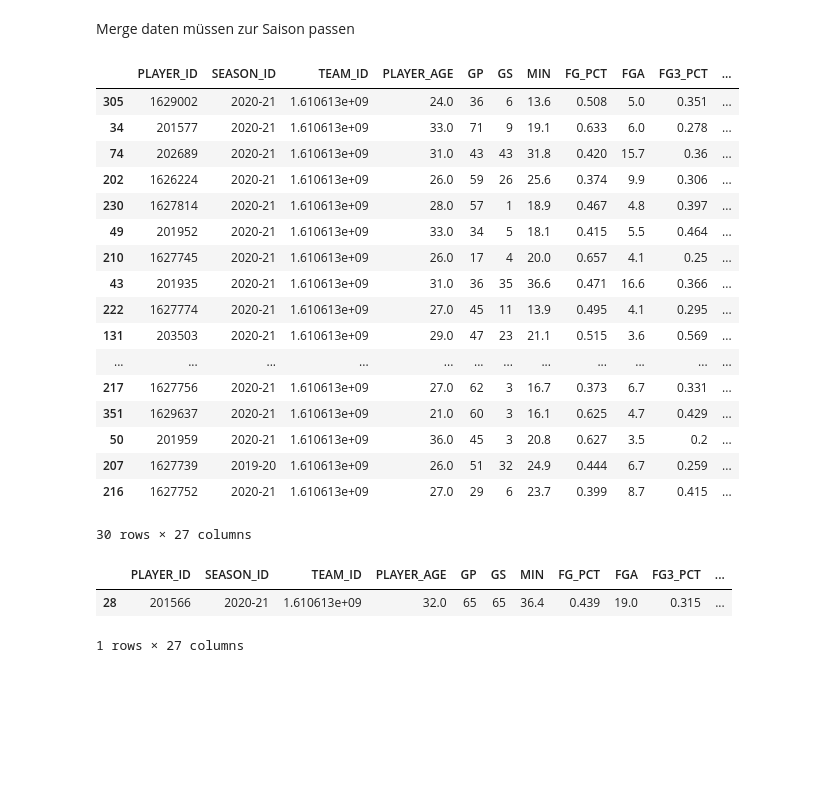
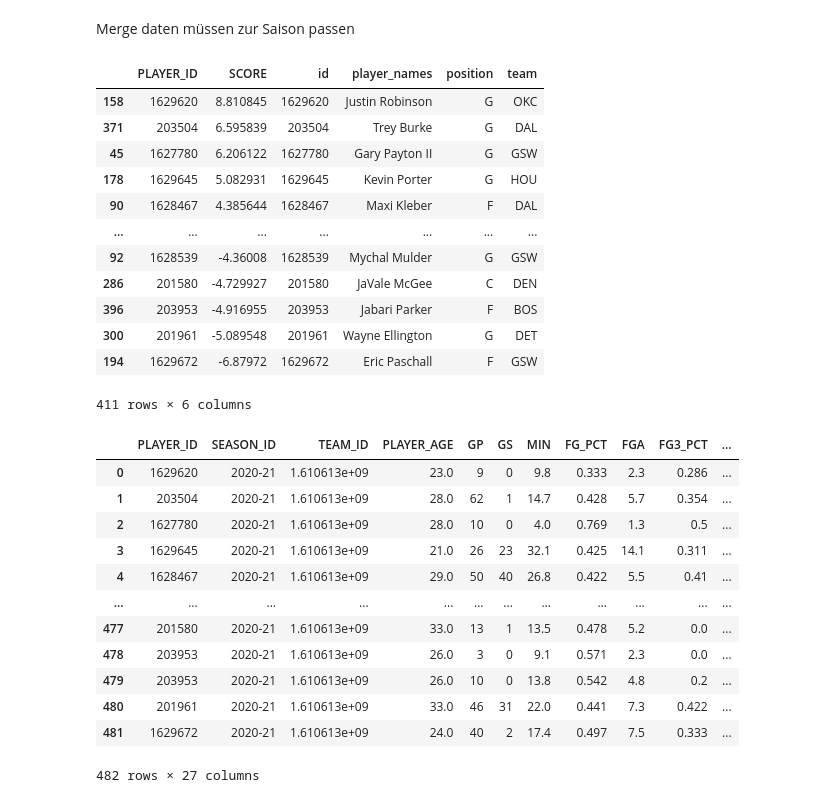
Before and after one commit to finnoh/data_science_project, a Jupyter notebook: rapm.ipynb, the cells around one changed output. Saved outputs shown, nothing was run; the diff lists cells and outputs as text; code cells hidden in the pictures; blank space fills up the shorter version.

```diff
--- a/rapm.ipynb
+++ b/rapm.ipynb
@@ -681,6 +637,20 @@ pickle.dump(model, open("model_ridge_no_cv", 'wb'))
 # %% [markdown]
 Merge daten müssen zur Saison passen
 # %%
-scores = show_scores_player(coef=coef, series_id_player=player_ids, filter_na=False)
+scores = show_scores_player(coef=coef, series_id_player=player_ids)
-# %%
-scores['PLAYER_ID'] = scores['PLAYER_ID'].astype(int).astype(str)
+# %%
+scores
+# %% [output]
+|  | PLAYER_ID | SCORE | id | player_names | position | team |
+| 158 | 1629620 | 8.810845 | 1629620 | Justin Robinson | G | OKC |
+| 371 | 203504 | 6.595839 | 203504 | Trey Burke | G | DAL |
+| 45 | 1627780 | 6.206122 | 1627780 | Gary Payton II | G | GSW |
+| 178 | 1629645 | 5.082931 | 1629645 | Kevin Porter | G | HOU |
+| 90 | 1628467 | 4.385644 | 1628467 | Maxi Kleber | F | DAL |
+| ... | ... | ... | ... | ... | ... | ... |
+| 92 | 1628539 | -4.36008 | 1628539 | Mychal Mulder | G | GSW |
+| 286 | 201580 | -4.729927 | 201580 | JaVale McGee | C | DEN |
+| 396 | 203953 | -4.916955 | 203953 | Jabari Parker | F | BOS |
+| 300 | 201961 | -5.089548 | 201961 | Wayne Ellington | G | DET |
+| 194 | 1629672 | -6.87972 | 1629672 | Eric Paschall | F | GSW |
+411 rows × 6 columns
@@ -695,3 +667,5 @@ for player in tqdm(scores['PLAYER_ID']):
     time.sleep(0.75)
 
 data_player = pd.concat(list_player)
+# %%
+data_player['PLAYER_ID'] = data_player['PLAYER_ID'].astype(int)
@@ -698,26 +674,20 @@ data_player = pd.concat(list_player)
 # %%
-last_season = data_player.groupby('PLAYER_ID').nth(-2).reset_index()
-last_season['PLAYER_ID'] = last_season['PLAYER_ID'].astype(str)
+last_season = data_player[data_player['SEASON_ID'] == "2020-21"]
 # %%
-full_player_rating = pd.merge(last_season[last_season['MIN'] > 12], scores, on='PLAYER_ID')
-full_player_rating.sort_values('SCORE', ascending=False).head(30)
+full_player_rating = pd.merge(last_season, scores, on='PLAYER_ID', how='right')
+full_player_rating.sort_values('SCORE', ascending=False)
 #full_player_rating[~full_player_rating['id'].isna()].sort_values('SCORE', ascending=False).head(30)
 # %% [output]
 |  | PLAYER_ID | SEASON_ID | TEAM_ID | PLAYER_AGE | GP | GS | MIN | FG_PCT | FGA | FG3_PCT | ... |
-| 305 | 1629002 | 2020-21 | 1.610613e+09 | 24.0 | 36 | 6 | 13.6 | 0.508 | 5.0 | 0.351 | ... |
-| 34 | 201577 | 2020-21 | 1.610613e+09 | 33.0 | 71 | 9 | 19.1 | 0.633 | 6.0 | 0.278 | ... |
-| 74 | 202689 | 2020-21 | 1.610613e+09 | 31.0 | 43 | 43 | 31.8 | 0.420 | 15.7 | 0.36 | ... |
-| 202 | 1626224 | 2020-21 | 1.610613e+09 | 26.0 | 59 | 26 | 25.6 | 0.374 | 9.9 | 0.306 | ... |
-| 230 | 1627814 | 2020-21 | 1.610613e+09 | 28.0 | 57 | 1 | 18.9 | 0.467 | 4.8 | 0.397 | ... |
-| 49 | 201952 | 2020-21 | 1.610613e+09 | 33.0 | 34 | 5 | 18.1 | 0.415 | 5.5 | 0.464 | ... |
-| 210 | 1627745 | 2020-21 | 1.610613e+09 | 26.0 | 17 | 4 | 20.0 | 0.657 | 4.1 | 0.25 | ... |
-| 43 | 201935 | 2020-21 | 1.610613e+09 | 31.0 | 36 | 35 | 36.6 | 0.471 | 16.6 | 0.366 | ... |
-| 222 | 1627774 | 2020-21 | 1.610613e+09 | 27.0 | 45 | 11 | 13.9 | 0.495 | 4.1 | 0.295 | ... |
-| 131 | 203503 | 2020-21 | 1.610613e+09 | 29.0 | 47 | 23 | 21.1 | 0.515 | 3.6 | 0.569 | ... |
+| 0 | 1629620 | 2020-21 | 1.610613e+09 | 23.0 | 9 | 0 | 9.8 | 0.333 | 2.3 | 0.286 | ... |
+| 1 | 203504 | 2020-21 | 1.610613e+09 | 28.0 | 62 | 1 | 14.7 | 0.428 | 5.7 | 0.354 | ... |
+| 2 | 1627780 | 2020-21 | 1.610613e+09 | 28.0 | 10 | 0 | 4.0 | 0.769 | 1.3 | 0.5 | ... |
+| 3 | 1629645 | 2020-21 | 1.610613e+09 | 21.0 | 26 | 23 | 32.1 | 0.425 | 14.1 | 0.311 | ... |
+| 4 | 1628467 | 2020-21 | 1.610613e+09 | 29.0 | 50 | 40 | 26.8 | 0.422 | 5.5 | 0.41 | ... |
 | ... | ... | ... | ... | ... | ... | ... | ... | ... | ... | ... | ... |
-| 217 | 1627756 | 2020-21 | 1.610613e+09 | 27.0 | 62 | 3 | 16.7 | 0.373 | 6.7 | 0.331 | ... |
-| 351 | 1629637 | 2020-21 | 1.610613e+09 | 21.0 | 60 | 3 | 16.1 | 0.625 | 4.7 | 0.429 | ... |
-| 50 | 201959 | 2020-21 | 1.610613e+09 | 36.0 | 45 | 3 | 20.8 | 0.627 | 3.5 | 0.2 | ... |
-| 207 | 1627739 | 2019-20 | 1.610613e+09 | 26.0 | 51 | 32 | 24.9 | 0.444 | 6.7 | 0.259 | ... |
-| 216 | 1627752 | 2020-21 | 1.610613e+09 | 27.0 | 29 | 6 | 23.7 | 0.399 | 8.7 | 0.415 | ... |
+| 477 | 201580 | 2020-21 | 1.610613e+09 | 33.0 | 13 | 1 | 13.5 | 0.478 | 5.2 | 0.0 | ... |
+| 478 | 203953 | 2020-21 | 1.610613e+09 | 26.0 | 3 | 0 | 9.1 | 0.571 | 2.3 | 0.0 | ... |
+| 479 | 203953 | 2020-21 | 1.610613e+09 | 26.0 | 10 | 0 | 13.8 | 0.542 | 4.8 | 0.2 | ... |
+| 480 | 201961 | 2020-21 | 1.610613e+09 | 33.0 | 46 | 31 | 22.0 | 0.441 | 7.3 | 0.422 | ... |
+| 481 | 1629672 | 2020-21 | 1.610613e+09 | 24.0 | 40 | 2 | 17.4 | 0.497 | 7.5 | 0.333 | ... |
-30 rows × 27 columns
+482 rows × 27 columns
@@ -726,8 +694,2 @@ full_player_rating.sort_values('SCORE', ascending=False).head(30)
-# %%
-full_player_rating[full_player_rating['PLAYER_ID'] == "201566"]
-# %% [output]
-|  | PLAYER_ID | SEASON_ID | TEAM_ID | PLAYER_AGE | GP | GS | MIN | FG_PCT | FGA | FG3_PCT | ... |
-| 28 | 201566 | 2020-21 | 1.610613e+09 | 32.0 | 65 | 65 | 36.4 | 0.439 | 19.0 | 0.315 | ... |
-1 rows × 27 columns
 # %%
 full_player_rating.to_csv("full_player_rating.csv")
```
Also changed, not shown: parts of 50 cells of this notebook, 9 other files.
